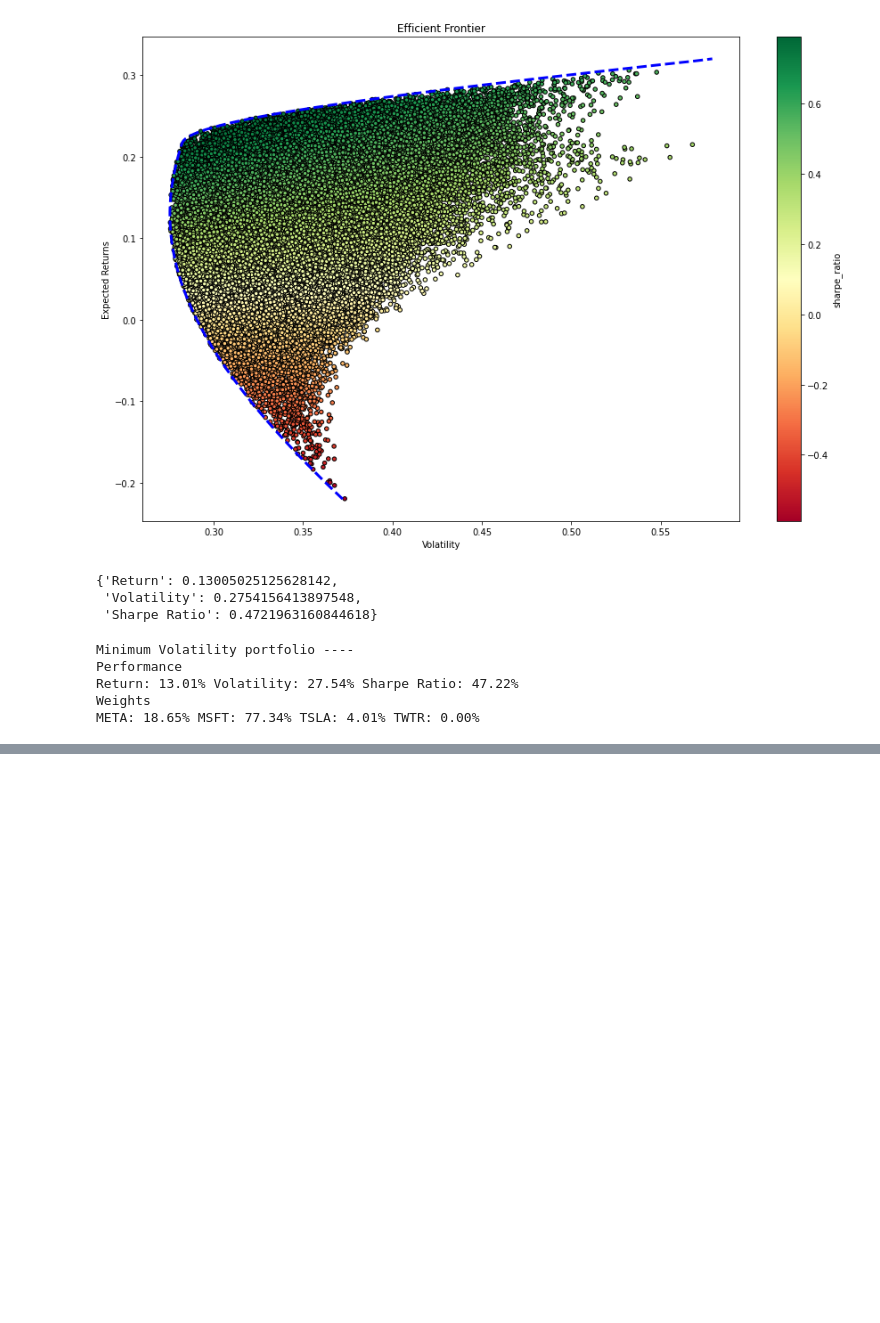
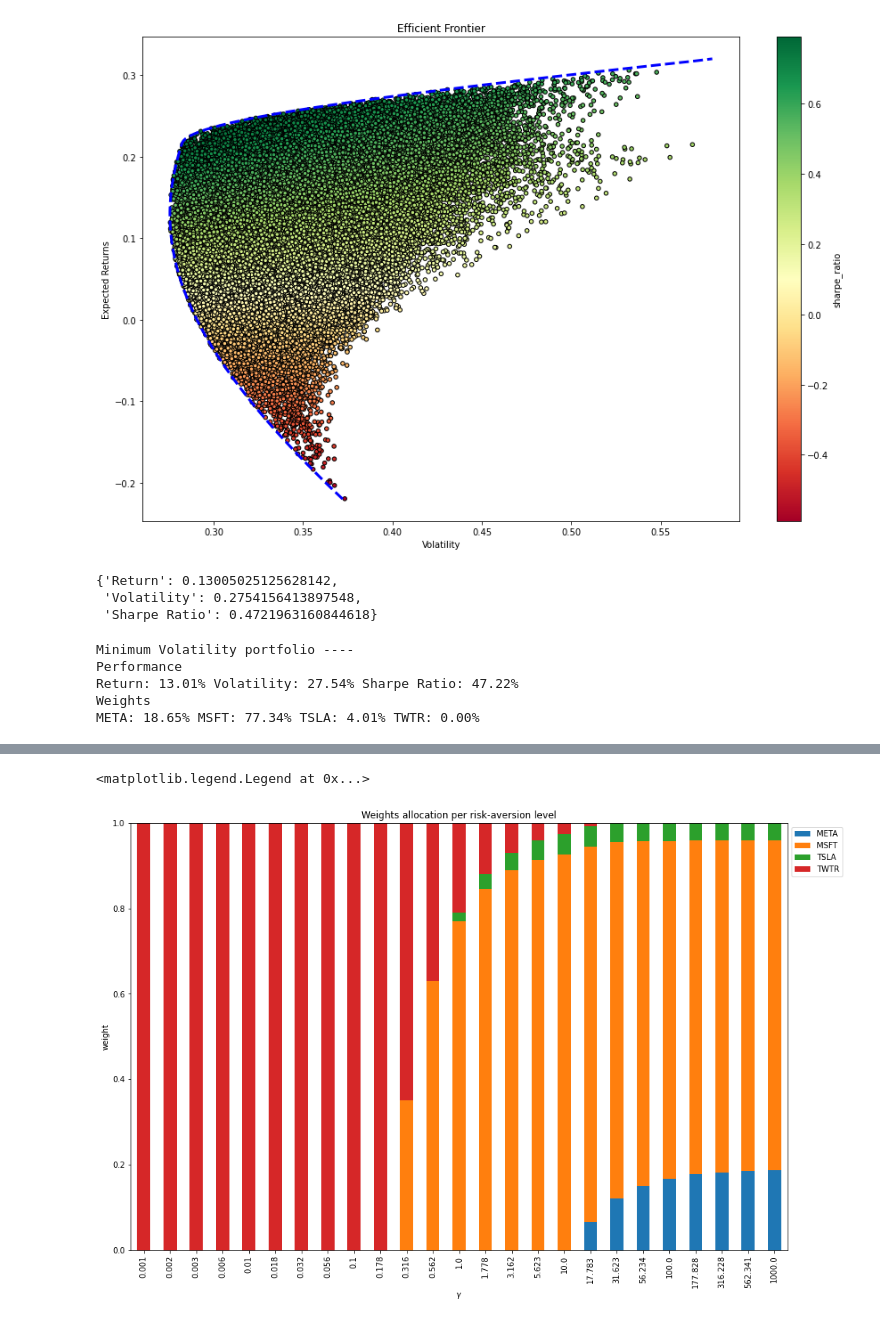
Before and after one commit to namwootree/Basic_Skill, a Jupyter notebook: Time_Series/금융 파이썬 쿡북/7장_파이썬으로_자산_배분.ipynb, the cells around one changed output, grey strips where cells are left out. Cells and saved outputs as stored; diff of their text form; code cells hidden in the pictures; blank space fills up the shorter version.

```diff
--- a/Time_Series/금융 파이썬 쿡북/7장_파이썬으로_자산_배분.ipynb
+++ b/Time_Series/금융 파이썬 쿡북/7장_파이썬으로_자산_배분.ipynb
@@ -445,0 +449,13 @@ META: 18.65% MSFT: 77.34% TSLA: 4.01% TWTR: 0.00%
+# %%
+# 연환산 평균 수익률과 공분산 행렬을 numpy 배열로 변환
+avg_returns = avg_returns.values
+cov_mat = cov_mat.values
+# %%
+# 최적화 문제를 설정
+weights = cp.Variable(n_assets)
+gamma = cp.Parameter(nonneg=True)
+portf_rtn_cvx = avg_returns * weights
+portf_vol_cvx = cp.quad_form(weights, cov_mat)
+objective_function = cp.Maximize(portf_rtn_cvx - gamma * portf_vol_cvx)
+problem = cp.Problem(objective_function,
+                     [cp.sum(weights) == 1, weights >= 0])
@@ -445,0 +471,31 @@ META: 18.65% MSFT: 77.34% TSLA: 4.01% TWTR: 0.00%
+# %%
+# 효율적 경계선 계산
+N_POINTS = 25
+portf_rtn_cvx_ef = np.zeros(N_POINTS)
+portf_vol_cvx_ef = np.zeros(N_POINTS)
+weights_ef = []
+gamma_range = np.logspace(-3, 3, num=N_POINTS)
+
+for i in range(N_POINTS):
+
+    gamma.value = gamma_range[i]
+    problem.solve()
+    portf_vol_cvx_ef[i] = cp.sqrt(portf_vol_cvx).value
+    portf_rtn_cvx_ef[i] = portf_rtn_cvx.value
+    weights_ef.append(weights.value)
+# %%
+# 위험 - 회피의 서로 다른 매개 변수에 대한 배분
+weights_df = pd.DataFrame(weights_ef,
+                          columns=RISKY_ASSETS,
+                          index=np.round(gamma_range, 3))
+
+ax = weights_df.plot(kind='bar', stacked=True, figsize = (15, 10))
+
+ax.set(title='Weights allocation per risk-aversion level',
+       xlabel=r'$\gamma$',
+       ylabel='weight')
+
+ax.legend(bbox_to_anchor=(1,1))
+# %% [output]
+<matplotlib.legend.Legend at 0x...>
+[figure, added]
```
Also changed, not shown: parts of 4 cells of this notebook.
